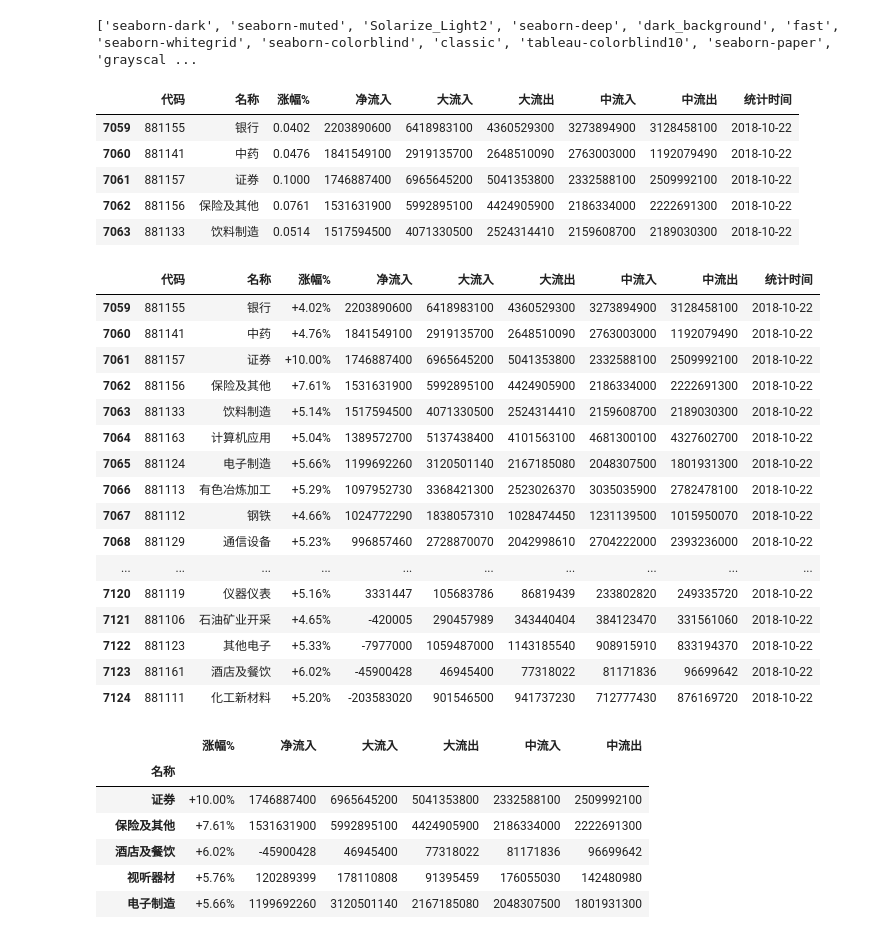
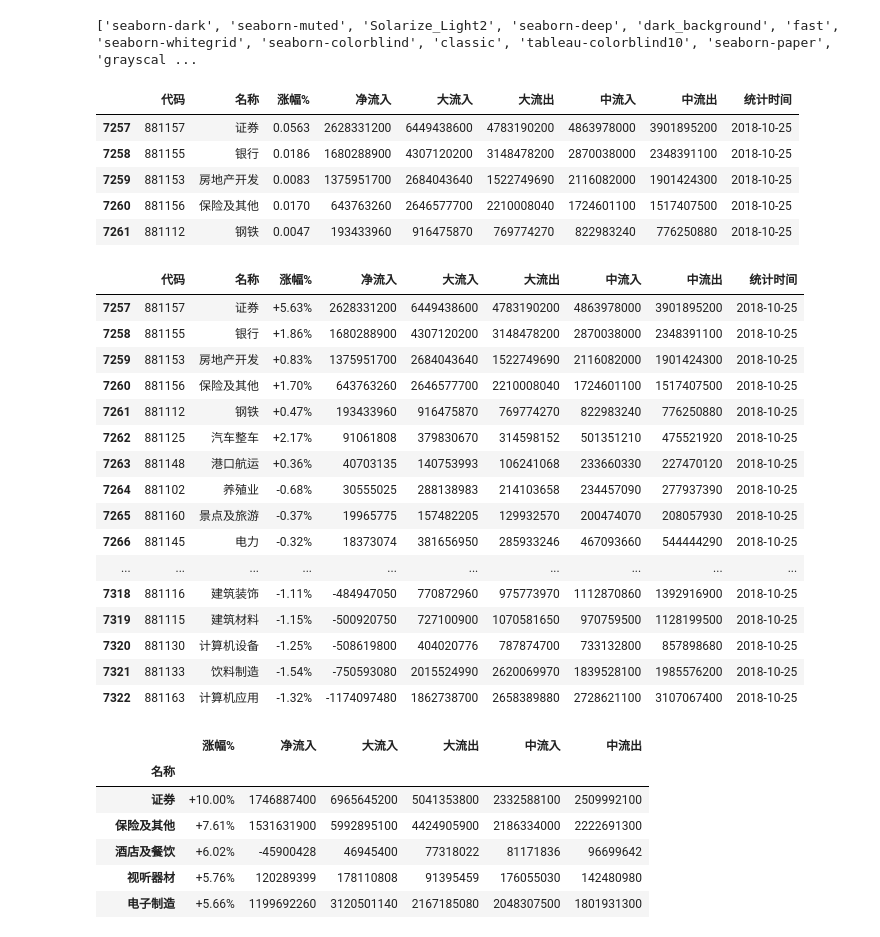
Before and after one commit to sunmd/DataAnlysisDemo, a Jupyter notebook: StockAnlysis.ipynb, the cells around one changed output. Drawn from its saved outputs; the diff is of its cells as text; code cells hidden in the pictures.

```diff
--- a/StockAnlysis.ipynb
+++ b/StockAnlysis.ipynb
@@ -212,39 +212,39 @@ def ycz():
 # %%
 file_date = '2018-10'
 
-to_day = '2018-10-22'
+to_day = '2018-10-25'
 
-df = save_one_day( file_date, columns_name, 22)
+df = save_one_day( file_date, columns_name, 25)
 
-df[df['统计时间']=='2018-10-22'].head()
+df[df['统计时间']=='2018-10-25'].head()
 # %% [output]
 |  | 代码 | 名称 | 涨幅% | 净流入 | 大流入 | 大流出 | 中流入 | 中流出 | 统计时间 |
-| 7059 | 881155 | 银行 | 0.0402 | 2203890600 | 6418983100 | 4360529300 | 3273894900 | 3128458100 | 2018-10-22 |
-| 7060 | 881141 | 中药 | 0.0476 | 1841549100 | 2919135700 | 2648510090 | 2763003000 | 1192079490 | 2018-10-22 |
-| 7061 | 881157 | 证券 | 0.1000 | 1746887400 | 6965645200 | 5041353800 | 2332588100 | 2509992100 | 2018-10-22 |
-| 7062 | 881156 | 保险及其他 | 0.0761 | 1531631900 | 5992895100 | 4424905900 | 2186334000 | 2222691300 | 2018-10-22 |
-| 7063 | 881133 | 饮料制造 | 0.0514 | 1517594500 | 4071330500 | 2524314410 | 2159608700 | 2189030300 | 2018-10-22 |
+| 7257 | 881157 | 证券 | 0.0563 | 2628331200 | 6449438600 | 4783190200 | 4863978000 | 3901895200 | 2018-10-25 |
+| 7258 | 881155 | 银行 | 0.0186 | 1680288900 | 4307120200 | 3148478200 | 2870038000 | 2348391100 | 2018-10-25 |
+| 7259 | 881153 | 房地产开发 | 0.0083 | 1375951700 | 2684043640 | 1522749690 | 2116082000 | 1901424300 | 2018-10-25 |
+| 7260 | 881156 | 保险及其他 | 0.0170 | 643763260 | 2646577700 | 2210008040 | 1724601100 | 1517407500 | 2018-10-25 |
+| 7261 | 881112 | 钢铁 | 0.0047 | 193433960 | 916475870 | 769774270 | 822983240 | 776250880 | 2018-10-25 |
 # %%
 df[df['统计时间']==to_day].sort_values('净流入',ascending=False)\
 .style.use(mystl.export()).format({'涨幅%':"{:+.2%}"})
 # %% [output]
 |  | 代码 | 名称 | 涨幅% | 净流入 | 大流入 | 大流出 | 中流入 | 中流出 | 统计时间 |
-| 7059 | 881155 | 银行 | +4.02% | 2203890600 | 6418983100 | 4360529300 | 3273894900 | 3128458100 | 2018-10-22 |
-| 7060 | 881141 | 中药 | +4.76% | 1841549100 | 2919135700 | 2648510090 | 2763003000 | 1192079490 | 2018-10-22 |
-| 7061 | 881157 | 证券 | +10.00% | 1746887400 | 6965645200 | 5041353800 | 2332588100 | 2509992100 | 2018-10-22 |
-| 7062 | 881156 | 保险及其他 | +7.61% | 1531631900 | 5992895100 | 4424905900 | 2186334000 | 2222691300 | 2018-10-22 |
-| 7063 | 881133 | 饮料制造 | +5.14% | 1517594500 | 4071330500 | 2524314410 | 2159608700 | 2189030300 | 2018-10-22 |
-| 7064 | 881163 | 计算机应用 | +5.04% | 1389572700 | 5137438400 | 4101563100 | 4681300100 | 4327602700 | 2018-10-22 |
-| 7065 | 881124 | 电子制造 | +5.66% | 1199692260 | 3120501140 | 2167185080 | 2048307500 | 1801931300 | 2018-10-22 |
-| 7066 | 881113 | 有色冶炼加工 | +5.29% | 1097952730 | 3368421300 | 2523026370 | 3035035900 | 2782478100 | 2018-10-22 |
-| 7067 | 881112 | 钢铁 | +4.66% | 1024772290 | 1838057310 | 1028474450 | 1231139500 | 1015950070 | 2018-10-22 |
-| 7068 | 881129 | 通信设备 | +5.23% | 996857460 | 2728870070 | 2042998610 | 2704222000 | 2393236000 | 2018-10-22 |
+| 7257 | 881157 | 证券 | +5.63% | 2628331200 | 6449438600 | 4783190200 | 4863978000 | 3901895200 | 2018-10-25 |
+| 7258 | 881155 | 银行 | +1.86% | 1680288900 | 4307120200 | 3148478200 | 2870038000 | 2348391100 | 2018-10-25 |
+| 7259 | 881153 | 房地产开发 | +0.83% | 1375951700 | 2684043640 | 1522749690 | 2116082000 | 1901424300 | 2018-10-25 |
+| 7260 | 881156 | 保险及其他 | +1.70% | 643763260 | 2646577700 | 2210008040 | 1724601100 | 1517407500 | 2018-10-25 |
+| 7261 | 881112 | 钢铁 | +0.47% | 193433960 | 916475870 | 769774270 | 822983240 | 776250880 | 2018-10-25 |
+| 7262 | 881125 | 汽车整车 | +2.17% | 91061808 | 379830670 | 314598152 | 501351210 | 475521920 | 2018-10-25 |
+| 7263 | 881148 | 港口航运 | +0.36% | 40703135 | 140753993 | 106241068 | 233660330 | 227470120 | 2018-10-25 |
+| 7264 | 881102 | 养殖业 | -0.68% | 30555025 | 288138983 | 214103658 | 234457090 | 277937390 | 2018-10-25 |
+| 7265 | 881160 | 景点及旅游 | -0.37% | 19965775 | 157482205 | 129932570 | 200474070 | 208057930 | 2018-10-25 |
+| 7266 | 881145 | 电力 | -0.32% | 18373074 | 381656950 | 285933246 | 467093660 | 544444290 | 2018-10-25 |
 | ... | ... | ... | ... | ... | ... | ... | ... | ... | ... |
-| 7120 | 881119 | 仪器仪表 | +5.16% | 3331447 | 105683786 | 86819439 | 233802820 | 249335720 | 2018-10-22 |
-| 7121 | 881106 | 石油矿业开采 | +4.65% | -420005 | 290457989 | 343440404 | 384123470 | 331561060 | 2018-10-22 |
-| 7122 | 881123 | 其他电子 | +5.33% | -7977000 | 1059487000 | 1143185540 | 908915910 | 833194370 | 2018-10-22 |
-| 7123 | 881161 | 酒店及餐饮 | +6.02% | -45900428 | 46945400 | 77318022 | 81171836 | 96699642 | 2018-10-22 |
-| 7124 | 881111 | 化工新材料 | +5.20% | -203583020 | 901546500 | 941737230 | 712777430 | 876169720 | 2018-10-22 |
+| 7318 | 881116 | 建筑装饰 | -1.11% | -484947050 | 770872960 | 975773970 | 1112870860 | 1392916900 | 2018-10-25 |
+| 7319 | 881115 | 建筑材料 | -1.15% | -500920750 | 727100900 | 1070581650 | 970759500 | 1128199500 | 2018-10-25 |
+| 7320 | 881130 | 计算机设备 | -1.25% | -508619800 | 404020776 | 787874700 | 733132800 | 857898680 | 2018-10-25 |
+| 7321 | 881133 | 饮料制造 | -1.54% | -750593080 | 2015524990 | 2620069970 | 1839528100 | 1985576200 | 2018-10-25 |
+| 7322 | 881163 | 计算机应用 | -1.32% | -1174097480 | 1862738700 | 2658389880 | 2728621100 | 3107067400 | 2018-10-25 |
 # %%
 #按分类进行统计
 
```
Also changed, not shown: parts of 1 cell of this notebook.
